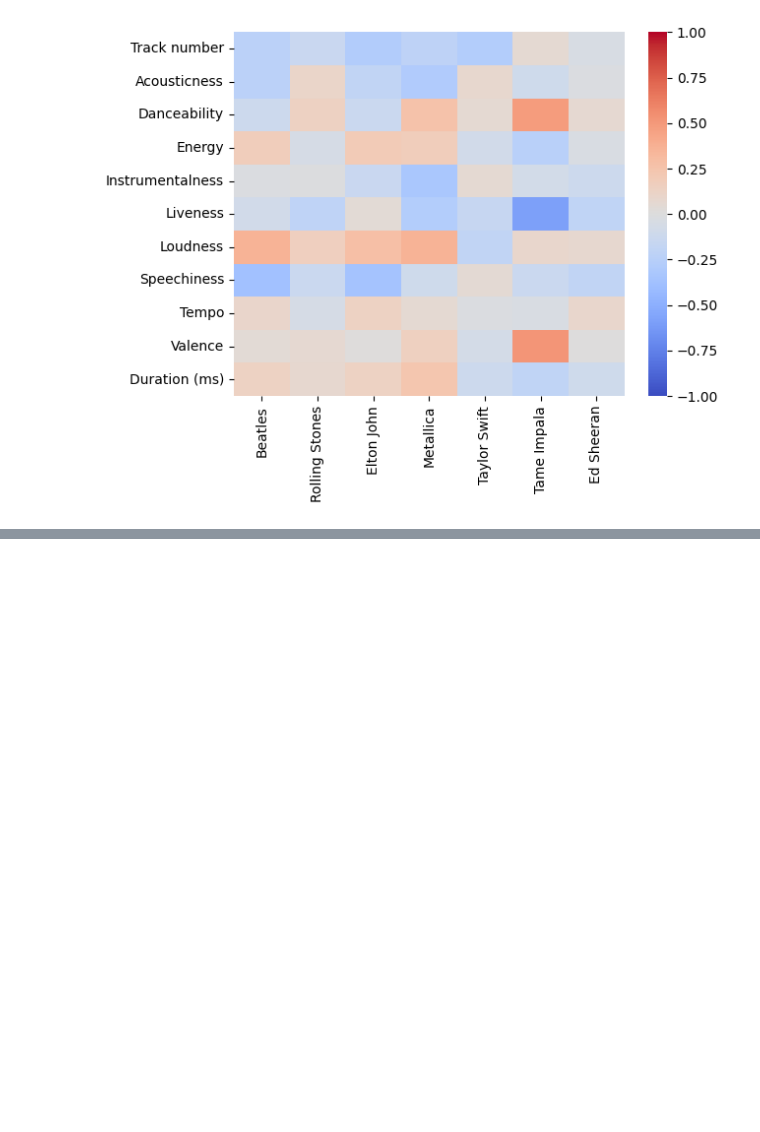
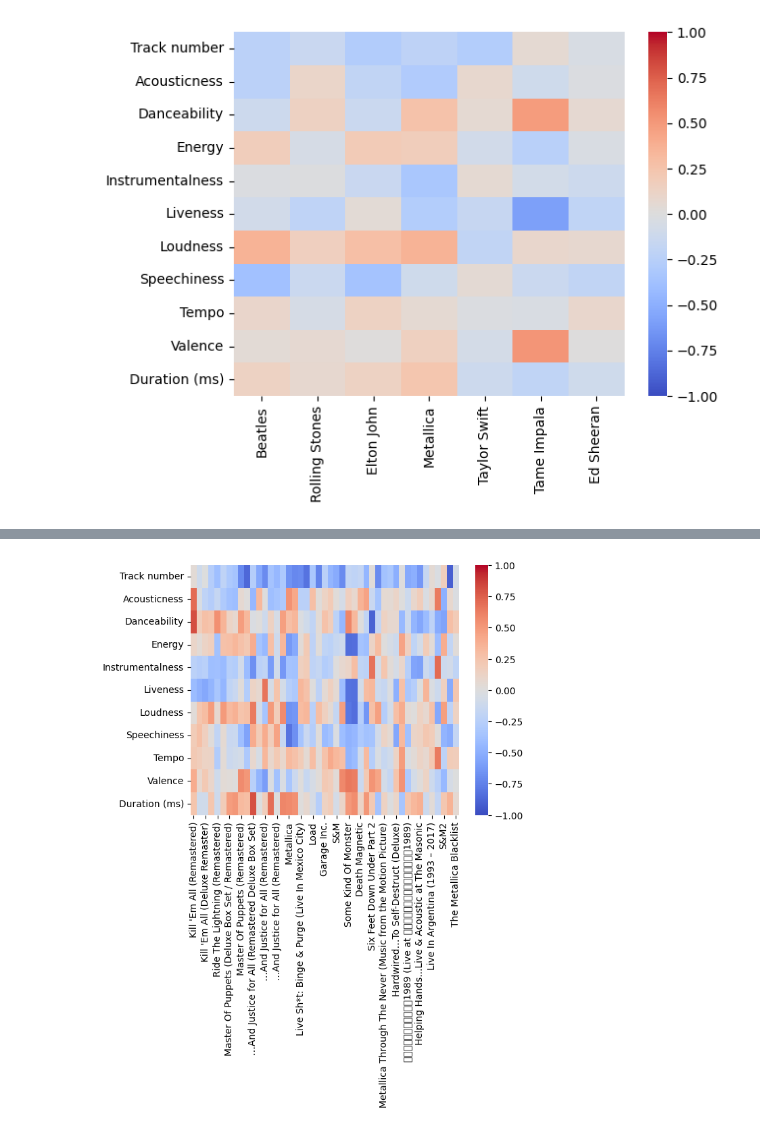
Before and after one commit to mibrahimfm/DataViz-ArtistasSpotify, a Jupyter notebook: Q4.ipynb, the cells around one changed output, grey strips where cells are left out. Cells and saved outputs as stored; diff of their text form; code cells hidden in the pictures; blank space fills up the shorter version.

```diff
--- a/Q4.ipynb
+++ b/Q4.ipynb
@@ -59,0 +101,5 @@ print_correlation_heatmap(corrs)
+# %%
+metallica_albums = get_correlation_matrix_by_album(metallica_df)
+print_correlation_heatmap(metallica_albums)
+# %% [output]
+[figure, added]
```
Also changed, not shown: parts of 18 cells of this notebook.
